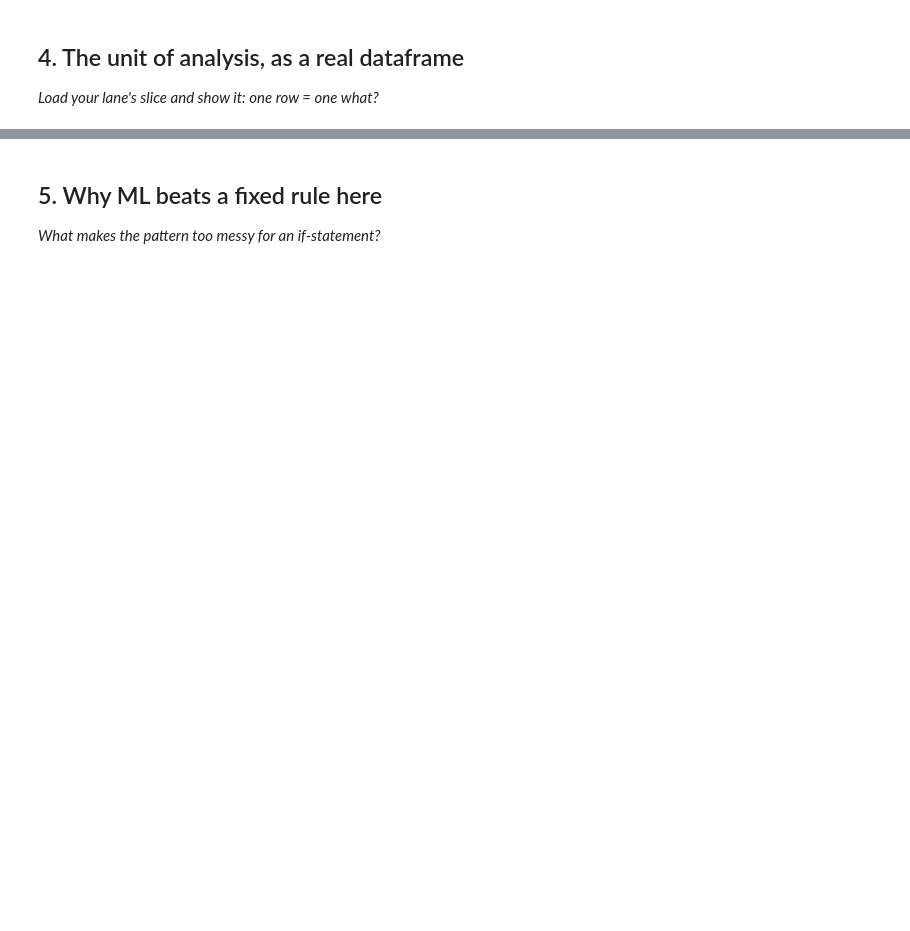
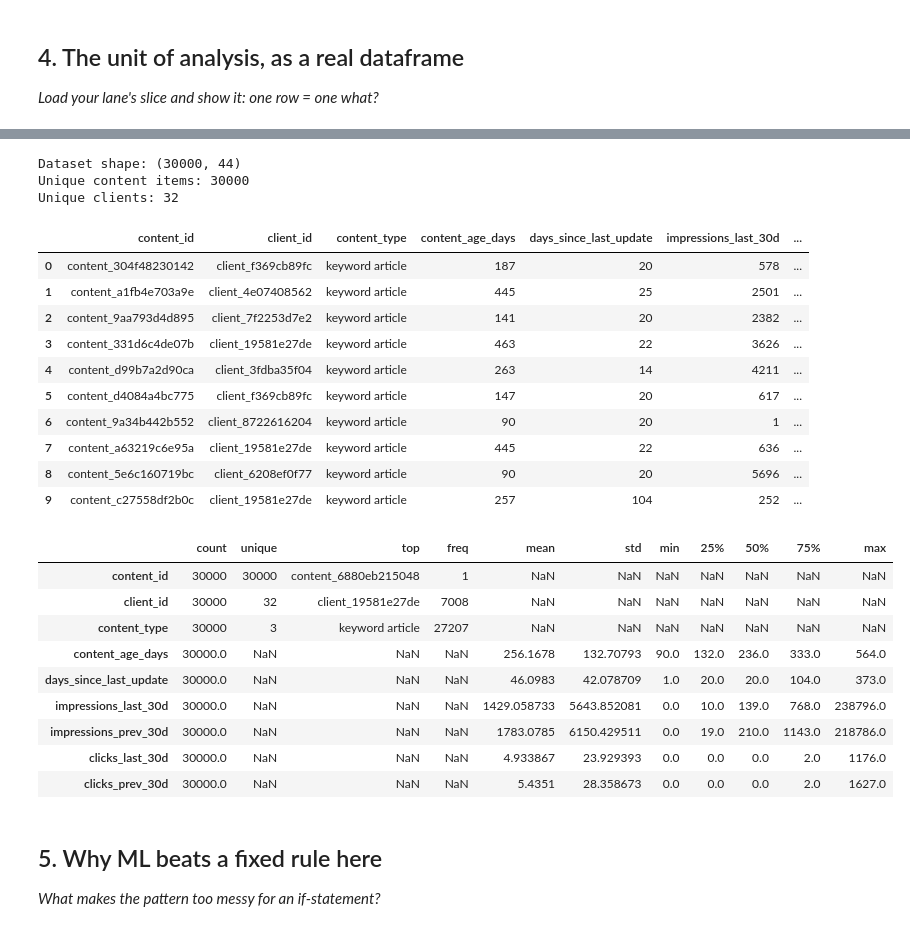
Before and after one commit to saibalaji2004/Flyrank-intern-repo, a Jupyter notebook: work/notebooks/w02_ml_task_framing.ipynb, the cells around one changed output, grey strips where cells are left out. Drawn from its saved outputs; the diff is of its cells as text; code cells hidden in the pictures; blank space fills up the shorter version.

```diff
--- a/work/notebooks/w02_ml_task_framing.ipynb
+++ b/work/notebooks/w02_ml_task_framing.ipynb
@@ -37,3 +54,83 @@ This skeleton is yours to fill. Work the sections **in order** — each one has
+# %%
+# This cell is for CODE (numbers, a query, a check).
+# Write your text answer in the cell ABOVE this one — typing sentences here breaks Run All.
+
+from pathlib import Path
+import subprocess
+import pandas as pd
+
+# Locate the repository in the Colab environment.
+repo_dir = Path("/content/Flyrank-intern-repo")
+
+if not repo_dir.exists():
+    subprocess.run(
+        [
+            "git",
+            "clone",
+            "https://github.com/saibalaji2004/Flyrank-intern-repo.git",
+            str(repo_dir),
+        ],
+        check=True,
+    )
+
+data_path = repo_dir / "data/raw/content_refresh_anonymized.csv"
+
+if not data_path.exists():
+    raise FileNotFoundError(
+        f"Dataset not found at {data_path}. "
+        "Check the repository and dataset path."
+    )
+
+df = pd.read_csv(data_path)
+
+print("Dataset shape:", df.shape)
+print("Unique content items:", df["content_id"].nunique())
+print("Unique clients:", df["client_id"].nunique())
+
+# Display a useful slice of the actual data.
+columns_to_show = [
+    "content_id",
+    "client_id",
+    "content_type",
+    "content_age_days",
+    "days_since_last_update",
+    "impressions_last_30d",
+    "impressions_prev_30d",
+    "clicks_last_30d",
+    "clicks_prev_30d",
+]
+
+available_columns = [
+    col for col in columns_to_show if col in df.columns
+]
+
+display(df[available_columns].head(10))
+display(df[available_columns].describe(include="all").T)
+# %% [output]
+Dataset shape: (30000, 44)
+Unique content items: 30000
+Unique clients: 32
+|  | content_id | client_id | content_type | content_age_days | days_since_last_update | impressions_last_30d | ... |
+| 0 | content_304f48230142 | client_f369cb89fc | keyword article | 187 | 20 | 578 | ... |
+| 1 | content_a1fb4e703a9e | client_4e07408562 | keyword article | 445 | 25 | 2501 | ... |
+| 2 | content_9aa793d4d895 | client_7f2253d7e2 | keyword article | 141 | 20 | 2382 | ... |
+| 3 | content_331d6c4de07b | client_19581e27de | keyword article | 463 | 22 | 3626 | ... |
+| 4 | content_d99b7a2d90ca | client_3fdba35f04 | keyword article | 263 | 14 | 4211 | ... |
+| 5 | content_d4084a4bc775 | client_f369cb89fc | keyword article | 147 | 20 | 617 | ... |
+| 6 | content_9a34b442b552 | client_8722616204 | keyword article | 90 | 20 | 1 | ... |
+| 7 | content_a63219c6e95a | client_19581e27de | keyword article | 445 | 22 | 636 | ... |
+| 8 | content_5e6c160719bc | client_6208ef0f77 | keyword article | 90 | 20 | 5696 | ... |
+| 9 | content_c27558df2b0c | client_19581e27de | keyword article | 257 | 104 | 252 | ... |
+|  | count | unique | top | freq | mean | std | min | 25% | 50% | 75% | max |
+| content_id | 30000 | 30000 | content_6880eb215048 | 1 | NaN | NaN | NaN | NaN | NaN | NaN | NaN |
+| client_id | 30000 | 32 | client_19581e27de | 7008 | NaN | NaN | NaN | NaN | NaN | NaN | NaN |
+| content_type | 30000 | 3 | keyword article | 27207 | NaN | NaN | NaN | NaN | NaN | NaN | NaN |
+| content_age_days | 30000.0 | NaN | NaN | NaN | 256.1678 | 132.70793 | 90.0 | 132.0 | 236.0 | 333.0 | 564.0 |
+| days_since_last_update | 30000.0 | NaN | NaN | NaN | 46.0983 | 42.078709 | 1.0 | 20.0 | 20.0 | 104.0 | 373.0 |
+| impressions_last_30d | 30000.0 | NaN | NaN | NaN | 1429.058733 | 5643.852081 | 0.0 | 10.0 | 139.0 | 768.0 | 238796.0 |
+| impressions_prev_30d | 30000.0 | NaN | NaN | NaN | 1783.0785 | 6150.429511 | 0.0 | 19.0 | 210.0 | 1143.0 | 218786.0 |
+| clicks_last_30d | 30000.0 | NaN | NaN | NaN | 4.933867 | 23.929393 | 0.0 | 0.0 | 0.0 | 2.0 | 1176.0 |
+| clicks_prev_30d | 30000.0 | NaN | NaN | NaN | 5.4351 | 28.358673 | 0.0 | 0.0 | 0.0 | 2.0 | 1627.0 |
 # %% [markdown]
 ## 5. Why ML beats a fixed rule here
 
```
Also changed, not shown: parts of 7 cells of this notebook.
